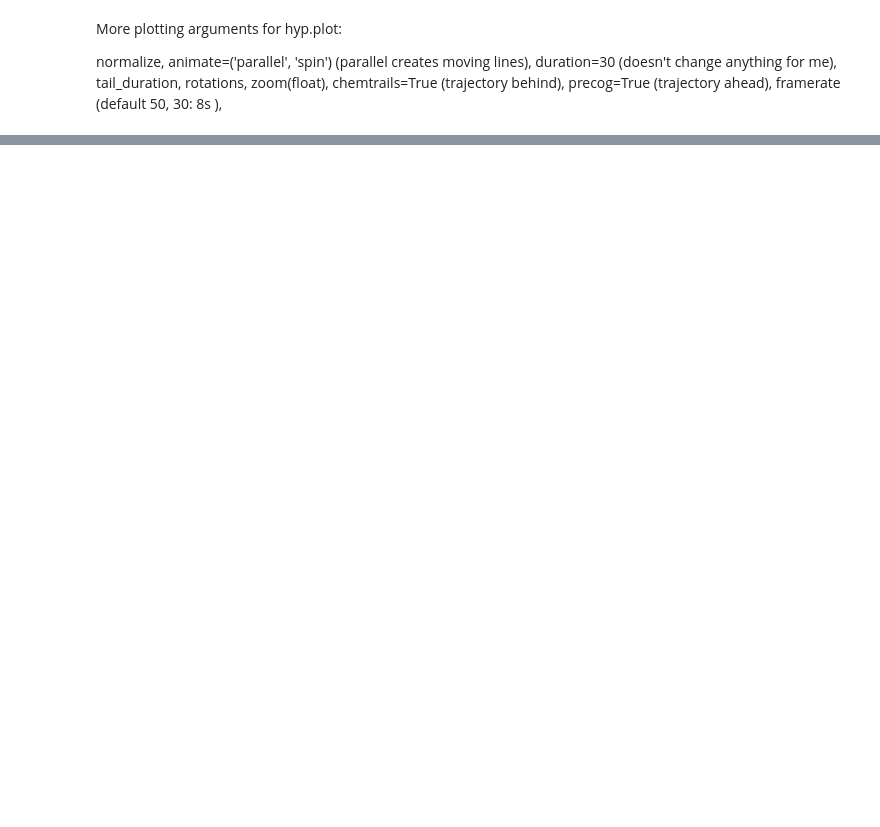
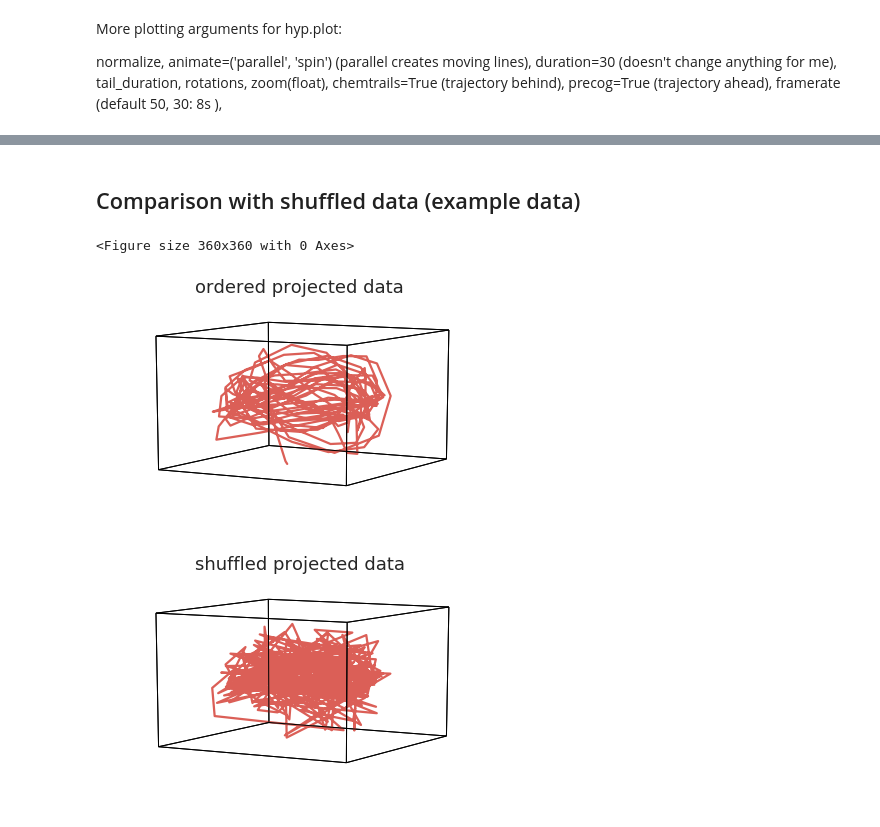
Before and after one commit to oliver-contier/somato_align, a Jupyter notebook: srm/plot_srm_roi.ipynb, the cells around one changed output, grey strips where cells are left out. Saved outputs shown, nothing was run; the diff lists cells and outputs as text; code cells hidden in the pictures; blank space fills up the shorter version.

Commit message:
plot shuffled vs. ordered projected data. result: points remain same, but trajectory is shuffled.

```diff
--- a/srm/plot_srm_roi.ipynb
+++ b/srm/plot_srm_roi.ipynb
@@ -224,3 +222,20 @@ anim = geo.line_ani
 HTML(anim.to_html5_video())
 # %% [output]
 [interactive output not drawn]
+# %% [markdown]
+## Comparison with shuffled data (example data)
+# %%
+# shuffle subject1's df
+df_sub1_shuff = df_sub1.sample(frac=1)
+df_sub1_shuff.reset_index(inplace=True, drop=True)
+# %%
+fig = plt.figure(figsize=(5,5))
+axis1 = fig.add_subplot(projection='3d')
+axis2 = fig.add_subplot(projection='3d')
+
+geom1 = hyp.plot(df_sub1, ax=axis1, title='ordered projected data')
+geom2 = hyp.plot(df_sub1_shuff, ax=axis2, title='shuffled projected data')
+# %% [output]
+<Figure size 360x360 with 0 Axes>
+[figure, added]
+[figure, added]
```
Also changed, not shown: parts of 4 cells of this notebook, 1 other file.
